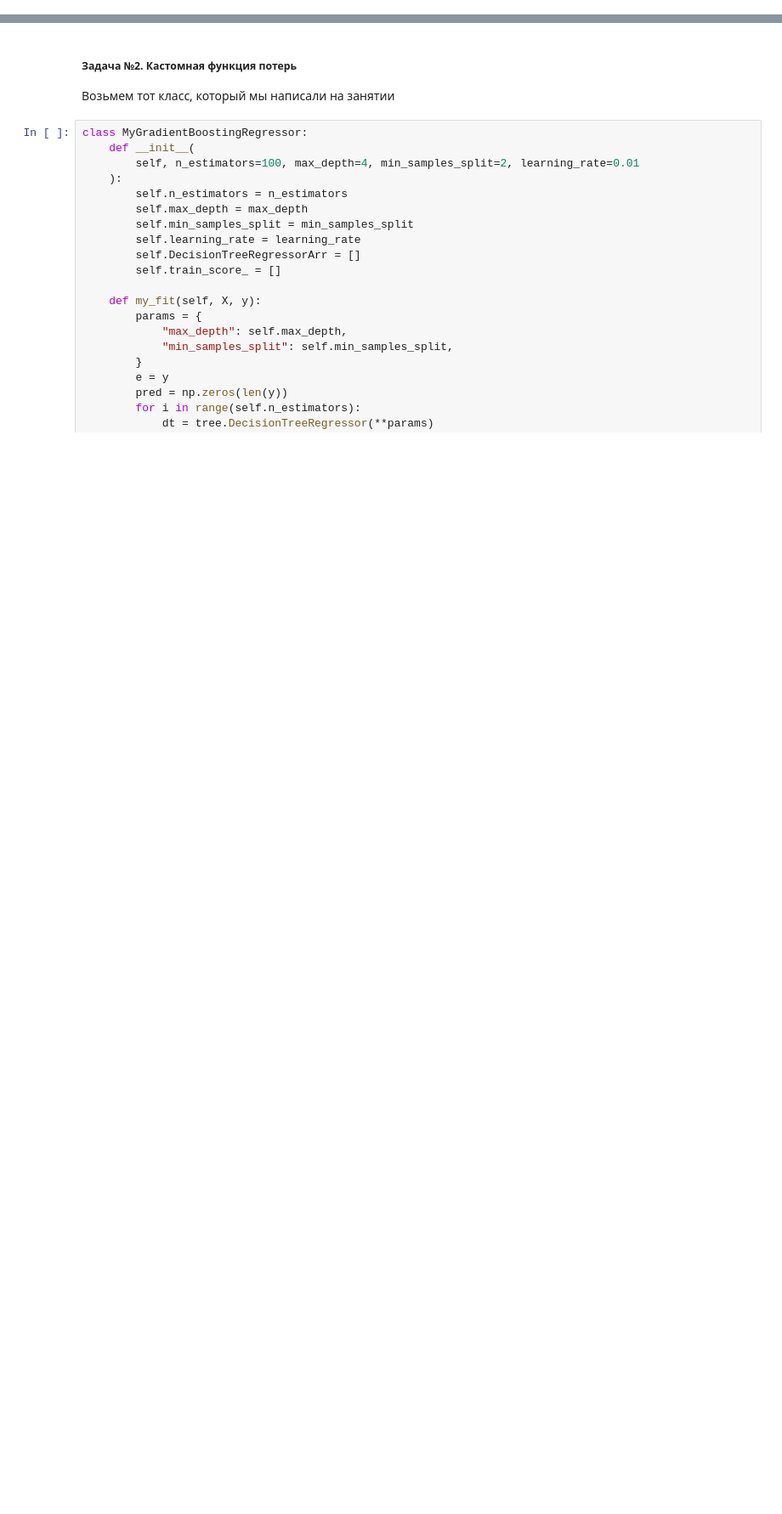
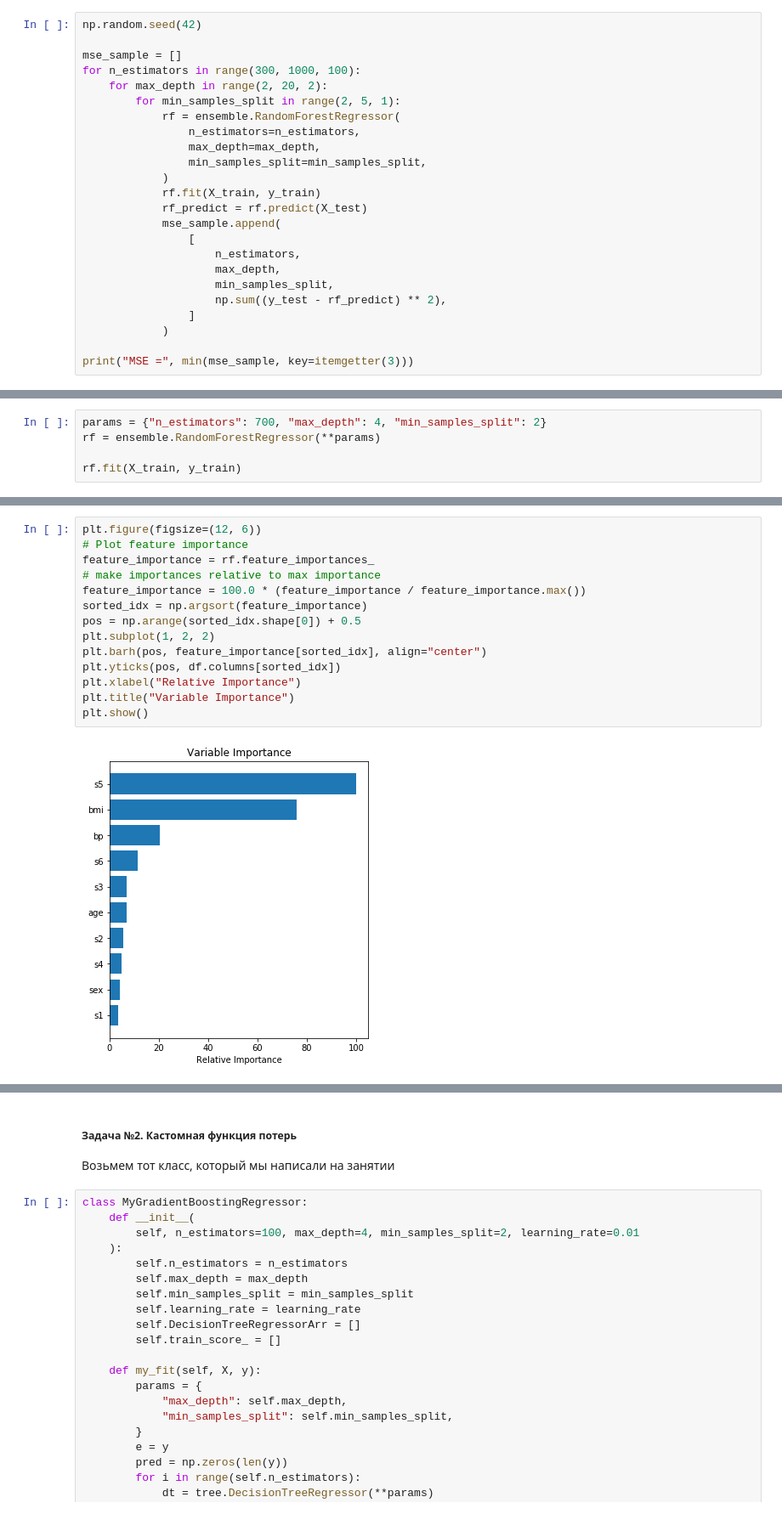
Before and after one commit to Afsent/Nordic_IT_School, a Jupyter notebook: ML/HW31_XGBoosting/HW31_XGBososting.ipynb, the cells around one changed output, grey strips where cells are left out. Shown at 85% size. Cells and saved outputs as stored; diff of their text form; blank space fills up the shorter version.

Commit message:
Add Random Forest model

```diff
--- a/ML/HW31_XGBoosting/HW31_XGBososting.ipynb
+++ b/ML/HW31_XGBoosting/HW31_XGBososting.ipynb
@@ -264,0 +285,24 @@ plt.show()
+# %%
+np.random.seed(42)
+
+mse_sample = []
+for n_estimators in range(300, 1000, 100):
+    for max_depth in range(2, 20, 2):
+        for min_samples_split in range(2, 5, 1):
+            rf = ensemble.RandomForestRegressor(
+                n_estimators=n_estimators,
+                max_depth=max_depth,
+                min_samples_split=min_samples_split,
+            )
+            rf.fit(X_train, y_train)
+            rf_predict = rf.predict(X_test)
+            mse_sample.append(
+                [
+                    n_estimators,
+                    max_depth,
+                    min_samples_split,
+                    np.sum((y_test - rf_predict) ** 2),
+                ]
+            )
+
+print("MSE =", min(mse_sample, key=itemgetter(3)))
@@ -264,0 +312,5 @@ plt.show()
+# %%
+params = {"n_estimators": 700, "max_depth": 4, "min_samples_split": 2}
+rf = ensemble.RandomForestRegressor(**params)
+
+rf.fit(X_train, y_train)
@@ -264,0 +332,16 @@ plt.show()
+# %%
+plt.figure(figsize=(12, 6))
+# Plot feature importance
+feature_importance = rf.feature_importances_
+# make importances relative to max importance
+feature_importance = 100.0 * (feature_importance / feature_importance.max())
+sorted_idx = np.argsort(feature_importance)
+pos = np.arange(sorted_idx.shape[0]) + 0.5
+plt.subplot(1, 2, 2)
+plt.barh(pos, feature_importance[sorted_idx], align="center")
+plt.yticks(pos, df.columns[sorted_idx])
+plt.xlabel("Relative Importance")
+plt.title("Variable Importance")
+plt.show()
+# %% [output]
+[figure, added]
```
Also changed, not shown: parts of 9 cells of this notebook.
